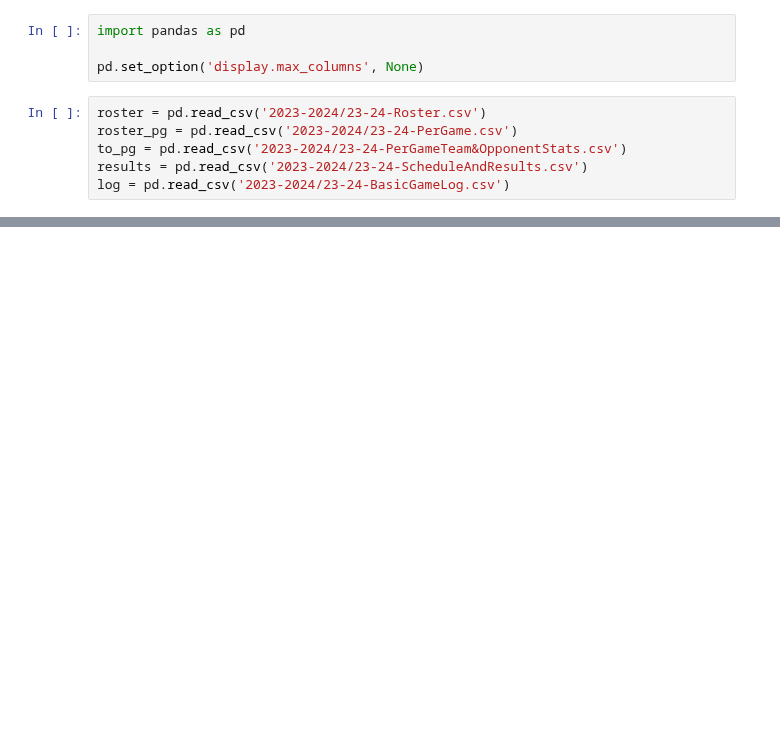
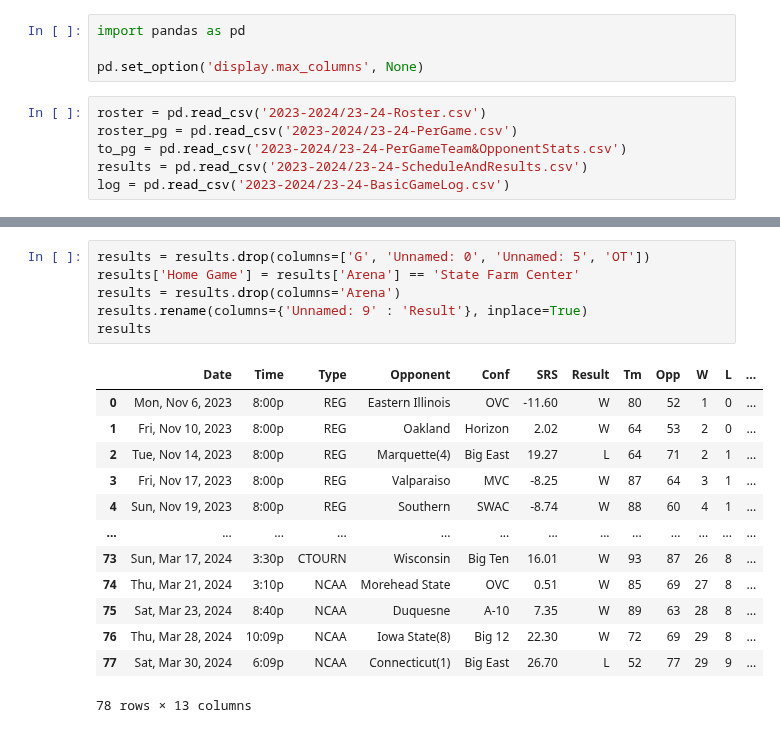
Before and after one commit to isaac-turk/DataDiveFa24, a Jupyter notebook: Eric-Cleaning.ipynb, the cells around one changed output, grey strips where cells are left out. Saved outputs shown, nothing was run; the diff lists cells and outputs as text; blank space fills up the shorter version.

```diff
--- a/Eric-Cleaning.ipynb
+++ b/Eric-Cleaning.ipynb
@@ -49,0 +220,20 @@ roster
+# %%
+results = results.drop(columns=['G', 'Unnamed: 0', 'Unnamed: 5', 'OT'])
+results['Home Game'] = results['Arena'] == 'State Farm Center'
+results = results.drop(columns='Arena')
+results.rename(columns={'Unnamed: 9' : 'Result'}, inplace=True)
+results
+# %% [output]
+|  | Date | Time | Type | Opponent | Conf | SRS | Result | Tm | Opp | W | L | ... |
+| 0 | Mon, Nov 6, 2023 | 8:00p | REG | Eastern Illinois | OVC | -11.60 | W | 80 | 52 | 1 | 0 | ... |
+| 1 | Fri, Nov 10, 2023 | 8:00p | REG | Oakland | Horizon | 2.02 | W | 64 | 53 | 2 | 0 | ... |
+| 2 | Tue, Nov 14, 2023 | 8:00p | REG | Marquette(4) | Big East | 19.27 | L | 64 | 71 | 2 | 1 | ... |
+| 3 | Fri, Nov 17, 2023 | 8:00p | REG | Valparaiso | MVC | -8.25 | W | 87 | 64 | 3 | 1 | ... |
+| 4 | Sun, Nov 19, 2023 | 8:00p | REG | Southern | SWAC | -8.74 | W | 88 | 60 | 4 | 1 | ... |
+| ... | ... | ... | ... | ... | ... | ... | ... | ... | ... | ... | ... | ... |
+| 73 | Sun, Mar 17, 2024 | 3:30p | CTOURN | Wisconsin | Big Ten | 16.01 | W | 93 | 87 | 26 | 8 | ... |
+| 74 | Thu, Mar 21, 2024 | 3:10p | NCAA | Morehead State | OVC | 0.51 | W | 85 | 69 | 27 | 8 | ... |
+| 75 | Sat, Mar 23, 2024 | 8:40p | NCAA | Duquesne | A-10 | 7.35 | W | 89 | 63 | 28 | 8 | ... |
+| 76 | Thu, Mar 28, 2024 | 10:09p | NCAA | Iowa State(8) | Big 12 | 22.30 | W | 72 | 69 | 29 | 8 | ... |
+| 77 | Sat, Mar 30, 2024 | 6:09p | NCAA | Connecticut(1) | Big East | 26.70 | L | 52 | 77 | 29 | 9 | ... |
+78 rows × 13 columns
```
Also changed, not shown: parts of 12 cells of this notebook.
